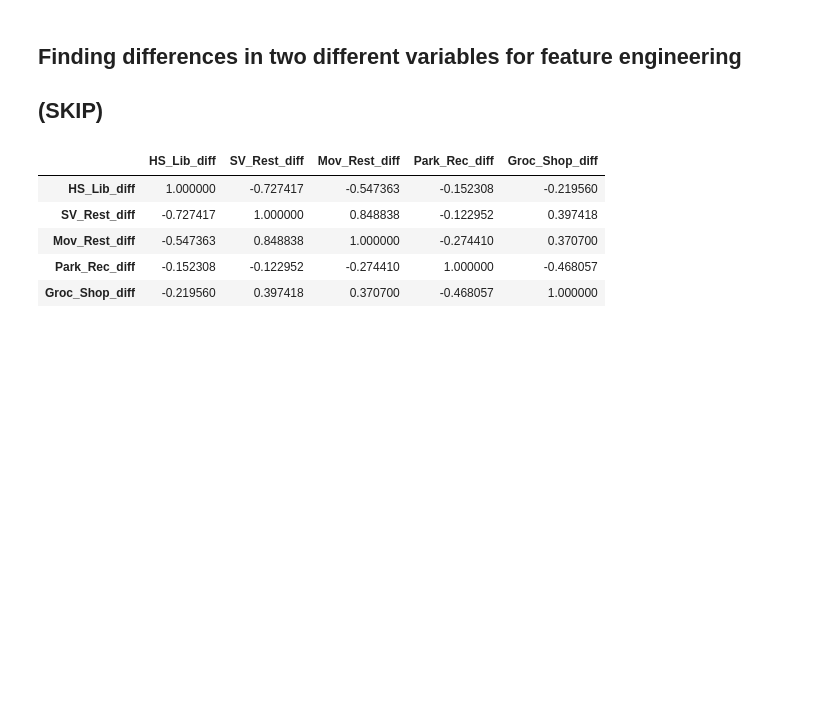
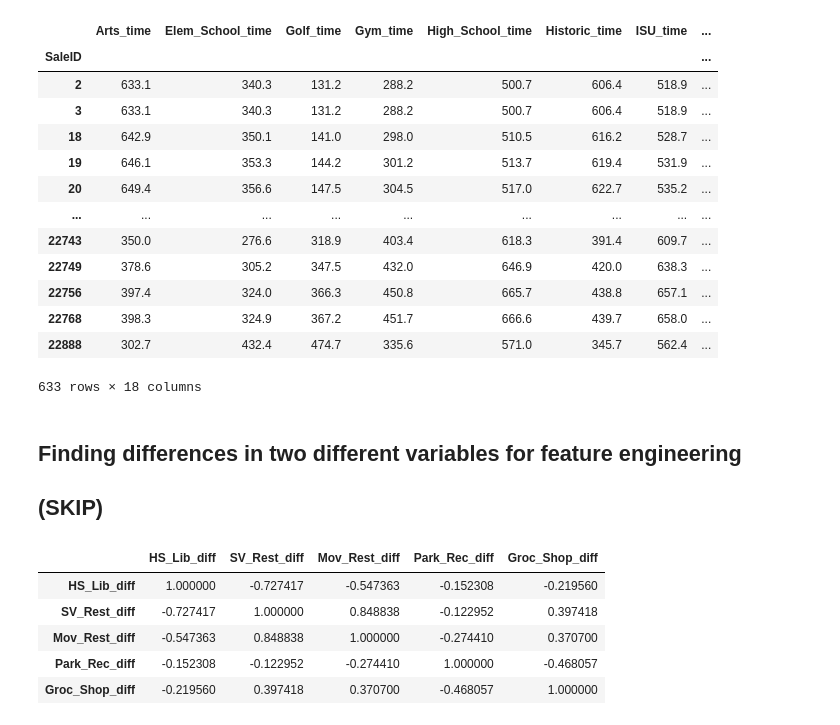
Before and after one commit to lelandjmurrin/Ames_Housing_Project, a Jupyter notebook: Ames_Feature_Engineering.ipynb, the cells around one changed output. Saved outputs shown, nothing was run; the diff lists cells and outputs as text; code cells hidden in the pictures; blank space fills up the shorter version.

```diff
--- a/Ames_Feature_Engineering.ipynb
+++ b/Ames_Feature_Engineering.ipynb
@@ -24,3 +25,20 @@ df_driv_time_final2019 = load_state_pkl()["2019dfs_for_feature_engineering"][0].
+# %%
+load_state_pkl()["2021dfs_for_feature_engineering"][0].filter(regex = "_time")
+# %% [output]
+|  | Arts_time | Elem_School_time | Golf_time | Gym_time | High_School_time | Historic_time | ISU_time | ... |
+| SaleID |  |  |  |  |  |  |  | ... |
+| 2 | 633.1 | 340.3 | 131.2 | 288.2 | 500.7 | 606.4 | 518.9 | ... |
+| 3 | 633.1 | 340.3 | 131.2 | 288.2 | 500.7 | 606.4 | 518.9 | ... |
+| 18 | 642.9 | 350.1 | 141.0 | 298.0 | 510.5 | 616.2 | 528.7 | ... |
+| 19 | 646.1 | 353.3 | 144.2 | 301.2 | 513.7 | 619.4 | 531.9 | ... |
+| 20 | 649.4 | 356.6 | 147.5 | 304.5 | 517.0 | 622.7 | 535.2 | ... |
+| ... | ... | ... | ... | ... | ... | ... | ... | ... |
+| 22743 | 350.0 | 276.6 | 318.9 | 403.4 | 618.3 | 391.4 | 609.7 | ... |
+| 22749 | 378.6 | 305.2 | 347.5 | 432.0 | 646.9 | 420.0 | 638.3 | ... |
+| 22756 | 397.4 | 324.0 | 366.3 | 450.8 | 665.7 | 438.8 | 657.1 | ... |
+| 22768 | 398.3 | 324.9 | 367.2 | 451.7 | 666.6 | 439.7 | 658.0 | ... |
+| 22888 | 302.7 | 432.4 | 474.7 | 335.6 | 571.0 | 345.7 | 562.4 | ... |
+633 rows × 18 columns
 # %%
 # df_cross = df_house.join(df_biz, how = "cross", lsuffix = "_house", rsuffix = "_biz")
 # df_cross
```
Also changed, not shown: parts of 16 cells of this notebook, 2 other files.
